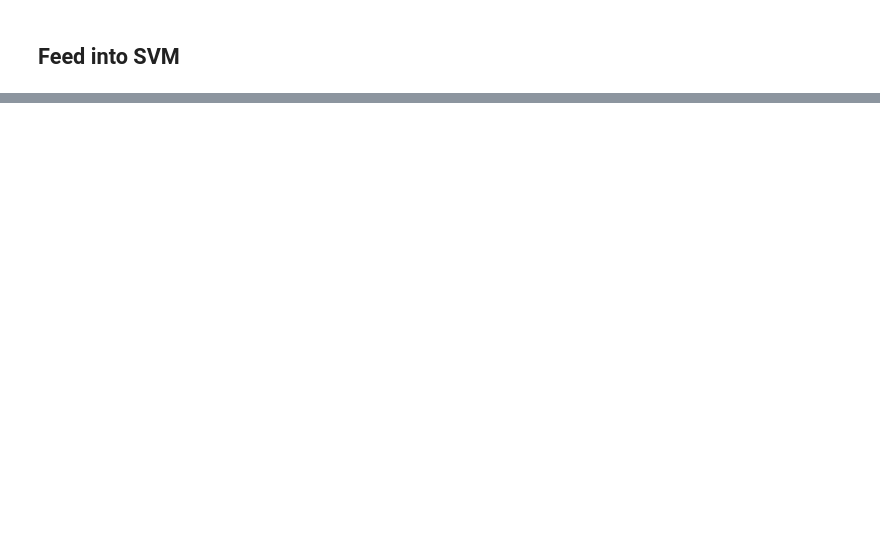
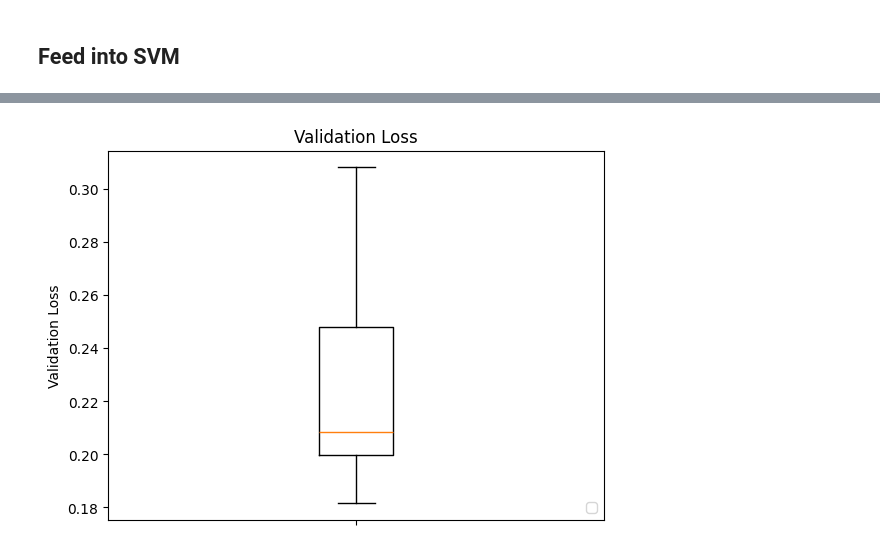
Before and after one commit to alexdelargy/DS340WProject, a Jupyter notebook: music-genre-classification.ipynb, the cells around one changed output, grey strips where cells are left out. Saved outputs shown, nothing was run; the diff lists cells and outputs as text; code cells hidden in the pictures; blank space fills up the shorter version.

```diff
--- a/music-genre-classification.ipynb
+++ b/music-genre-classification.ipynb
@@ -365,0 +363,2 @@ accuracy_score([np.argmax(i) for i in test_labels], test_pred)
+# %%
+val_loss = model_fcn.history.history['val_loss']
@@ -365,0 +427,9 @@ accuracy_score([np.argmax(i) for i in test_labels], test_pred)
+# %%
+plt.boxplot(val_loss, showfliers=False)
+plt.ylabel('Validation Loss')
+plt.tick_params(axis='x', labelbottom=False)
+plt.title('Validation Loss')
+plt.legend(loc='lower right')
+plt.show()
+# %% [output]
+[figure, added]
```
Also changed, not shown: parts of 18 cells of this notebook.
